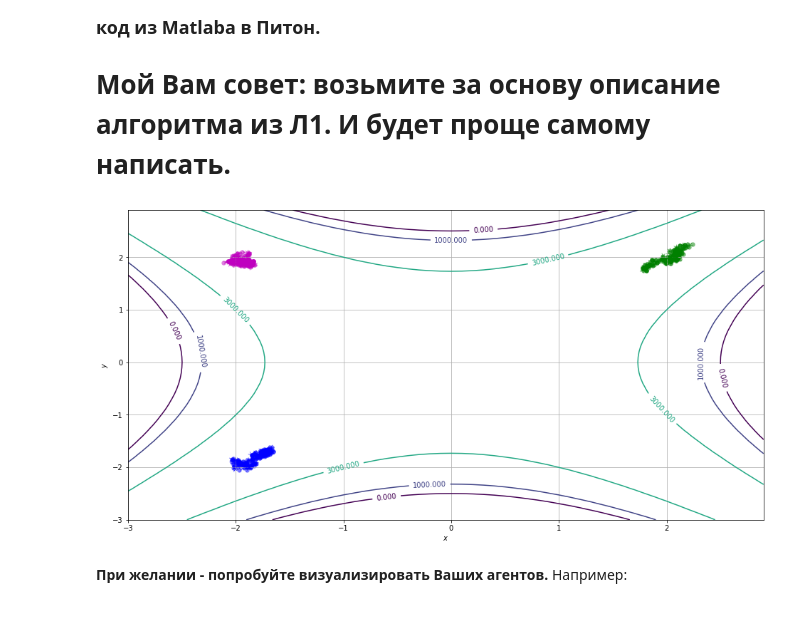
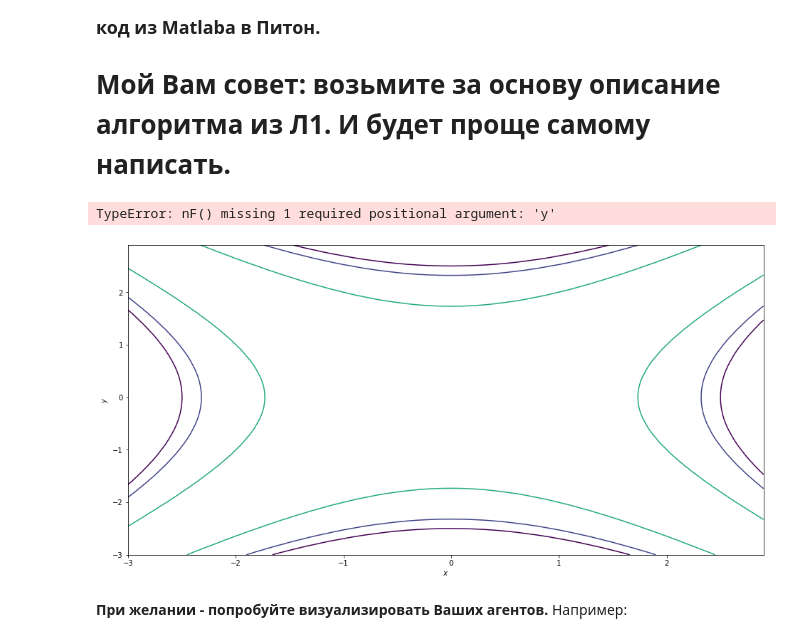
Before and after one commit to TikhonovDaniil/AINavigationControl5.2020, a Jupyter notebook: L1/L1_N3.ipynb, the cells around one changed output. Drawn from its saved outputs; the diff is of its cells as text; code cells hidden in the pictures.

```diff
--- a/L1/L1_N3.ipynb
+++ b/L1/L1_N3.ipynb
@@ -497,13 +497,14 @@ def simulated_annealingggg(f, xrange, yrange, n=2, m=5, eps=0.00001):
     # начальные скорости
     v = np.random.random((m, n))
     g = state[0].copy()
-    p = state.copy()
+    #p = state.copy()
     for i in range(m):
+        p[i] = f(state[i])
         if f(p[i]) < f(g):
             g = p[i].copy()
     while (f(g) > eps):
         for i in range(m):
-            alfa = np.random.random()*0.000001
+            alfa = np.random.random()
             #beta = np.random.random()
             beta = 1 - alfa
             v[i] = v[i] + alfa * (p[i] - state[i]) + beta * (g - state[i])
@@ -525,34 +526,35 @@ fig = plt.figure()
 # вывод функции (1)
 ax = fig.add_subplot(1, 1, 1)
 ax.set_xlabel('$x$')
 ax.set_ylabel('$y$')
 
 # построение линий уровня
 cs = ax.contour(X, Y, Z, [0, 1000, 3000, 4000, 5000]);
 
 colors = ['b', 'g', 'm']
 
 fstate = [(-2.048, -2.048), (2.048, 2.048), (-2.048, 2.048)];
 
 for state, color in zip(fstate, colors):
-    point, cost, lstate = simulated_annealing(nF, (-2.048, 2.048), (-2.048, 2.048), state, 1000, 0.1);
+    point, cost, lstate = simulated_annealingggg(nF, (-2.048, 2.048), (-2.048, 2.048));#, state, 1000, 0.1
 
     p = np.array(lstate);
     p = p[:200];
 
     ax.scatter(p[0,0], p[0,1], c=color, s = 1, lw = 0, alpha = 1)
     for j in range(1, len(p)):
         ax.scatter(p[j, 0], p[j, 1], c = color, s = 40, lw = 0, alpha = 0.5)
         ax.annotate('', xy=(p[j, 0], p[j, 1]), xytext=(p[j-1, 0], p[j-1,1]), alpha=0.5,
                     arrowprops={'arrowstyle': '->', 'color': color, 'lw': 1, 'alpha': 0.5},
                     va='center', ha='center')
 
 # добавление подписей к линиям уровня
 ax.clabel(cs);
 ax.grid();
 
 plt.show()
 # %% [output]
+TypeError: nF() missing 1 required positional argument: 'y'
-[figure, old version]
+[figure, new version]
 # %% [markdown]
 **При желании - попробуйте визуализировать Ваших агентов.** Например:
```
